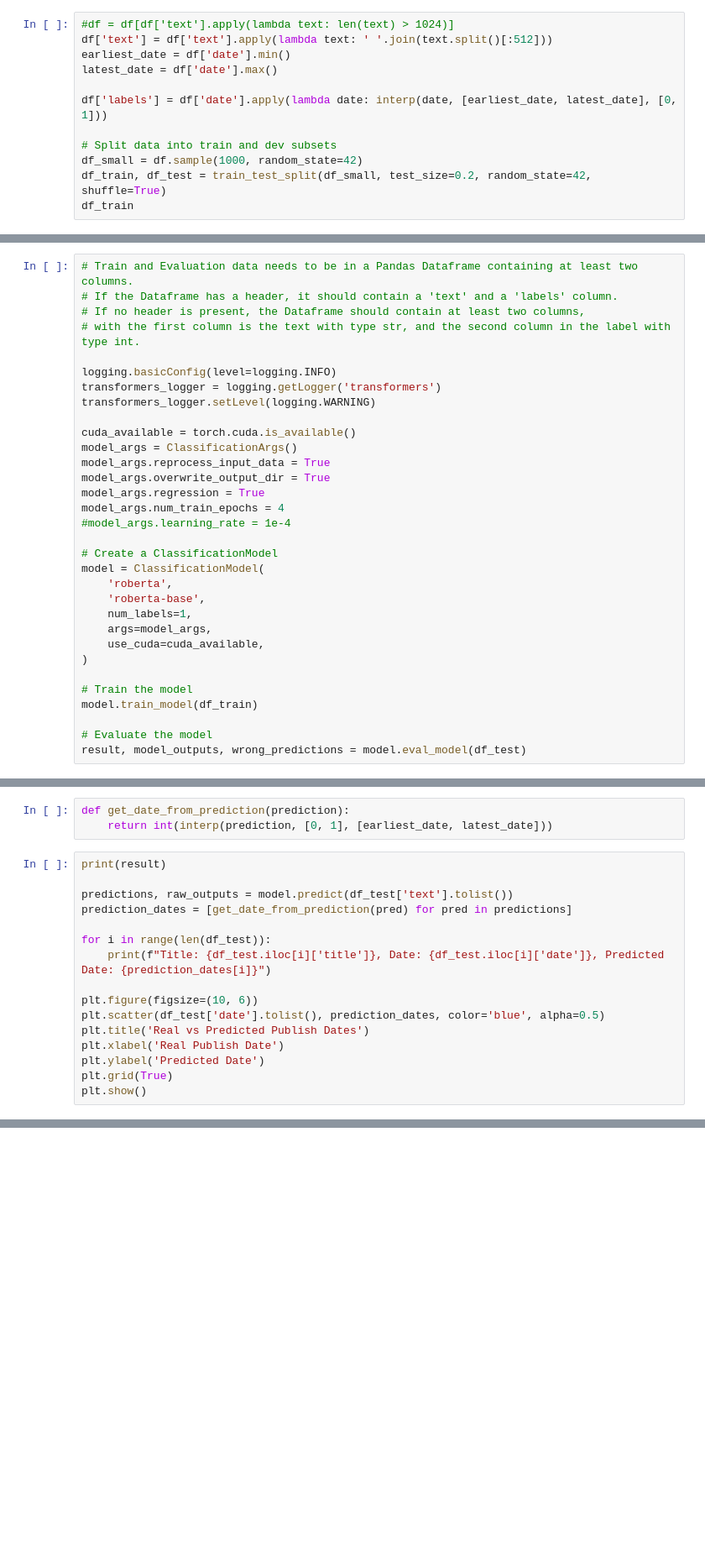
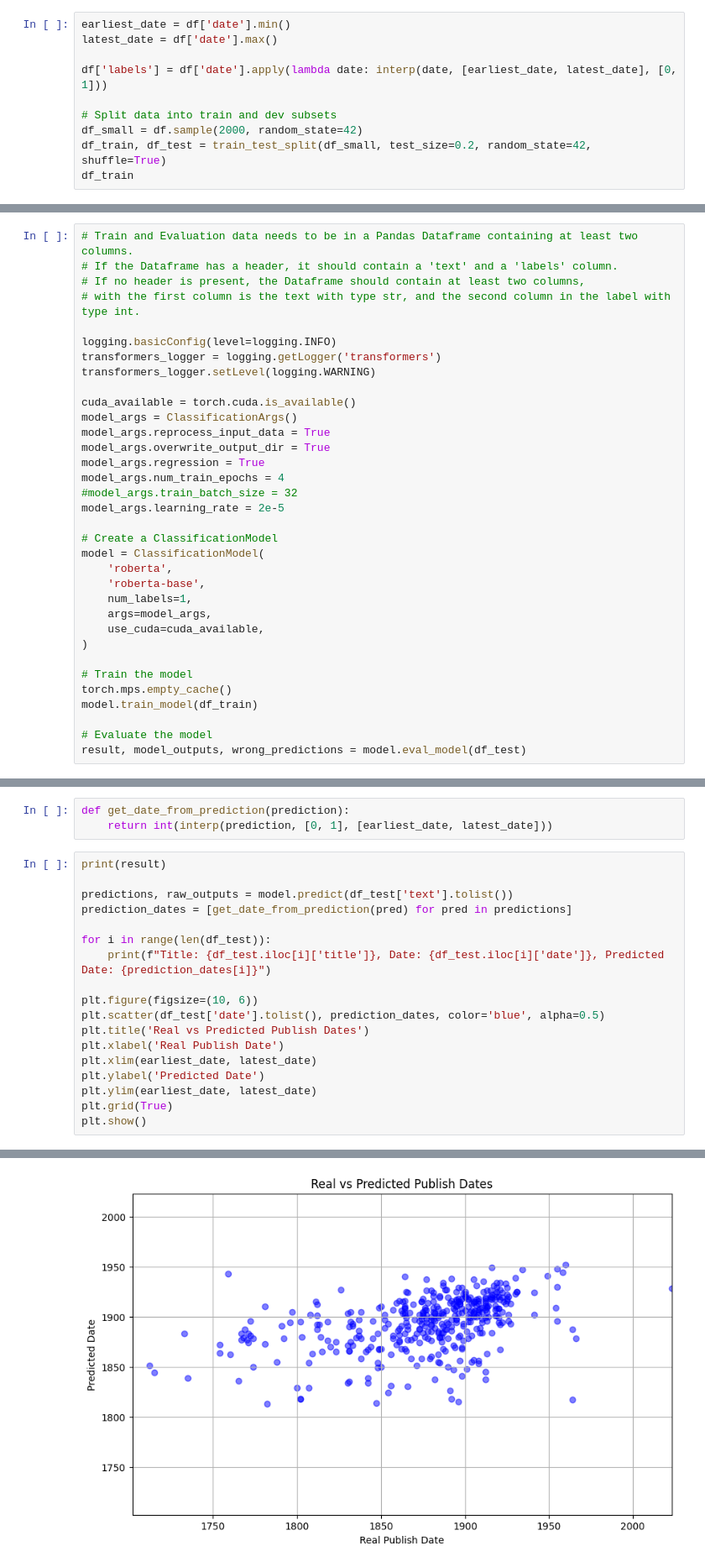
Before and after one commit to NeXTormer/LTM-LanguageTimeMachine, a Jupyter notebook: bert-transformer/ltm-roberta.ipynb, the cells around one changed output, grey strips where cells are left out. Shown at 84% size. Cells and saved outputs as stored; diff of their text form; blank space fills up the shorter version.

Commit message:
Change learning rate

```diff
--- a/bert-transformer/ltm-roberta.ipynb
+++ b/bert-transformer/ltm-roberta.ipynb
@@ -11,14 +11,12 @@ import logging
 # %%
 df = pd.read_json('gutenberg-dataset-v2.json')
 # %%
-#df = df[df['text'].apply(lambda text: len(text) > 1024)]
-df['text'] = df['text'].apply(lambda text: ' '.join(text.split()[:512]))
 earliest_date = df['date'].min()
 latest_date = df['date'].max()
 
 df['labels'] = df['date'].apply(lambda date: interp(date, [earliest_date, latest_date], [0, 1]))
 
 # Split data into train and dev subsets
-df_small = df.sample(1000, random_state=42)
+df_small = df.sample(2000, random_state=42)
 df_train, df_test = train_test_split(df_small, test_size=0.2, random_state=42, shuffle=True)
 df_train
@@ -38,7 +50,8 @@ model_args.reprocess_input_data = True
 model_args.overwrite_output_dir = True
 model_args.regression = True
 model_args.num_train_epochs = 4
-#model_args.learning_rate = 1e-4
+#model_args.train_batch_size = 32
+model_args.learning_rate = 2e-5
 
 # Create a ClassificationModel
 model = ClassificationModel(
@@ -50,6 +63,7 @@ model = ClassificationModel(
 )
 
 # Train the model
+torch.mps.empty_cache()
 model.train_model(df_train)
 
 # Evaluate the model
@@ -70,6 +102,9 @@ plt.figure(figsize=(10, 6))
 plt.scatter(df_test['date'].tolist(), prediction_dates, color='blue', alpha=0.5)
 plt.title('Real vs Predicted Publish Dates')
 plt.xlabel('Real Publish Date')
+plt.xlim(earliest_date, latest_date)
 plt.ylabel('Predicted Date')
+plt.ylim(earliest_date, latest_date)
 plt.grid(True)
 plt.show()
+# %% [output]
@@ -75,0 +133 @@ plt.show()
+[figure, added]
```
Also changed, not shown: parts of 3 cells of this notebook.
